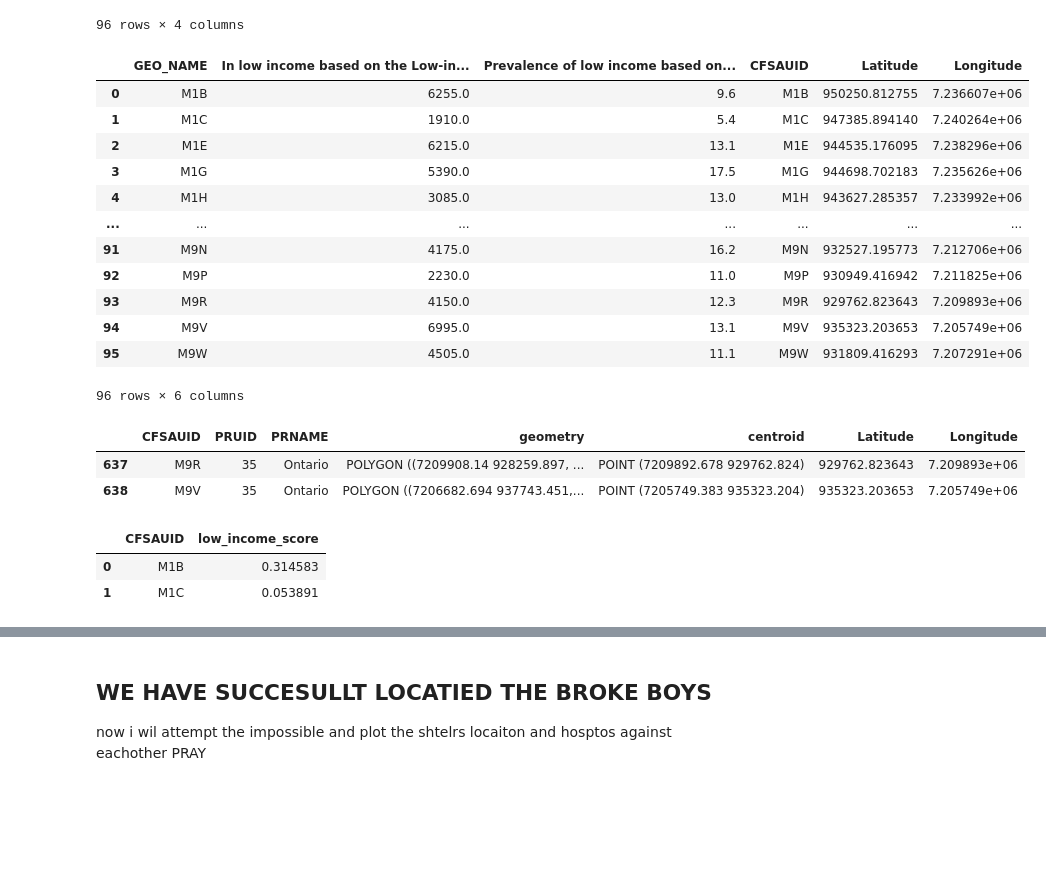
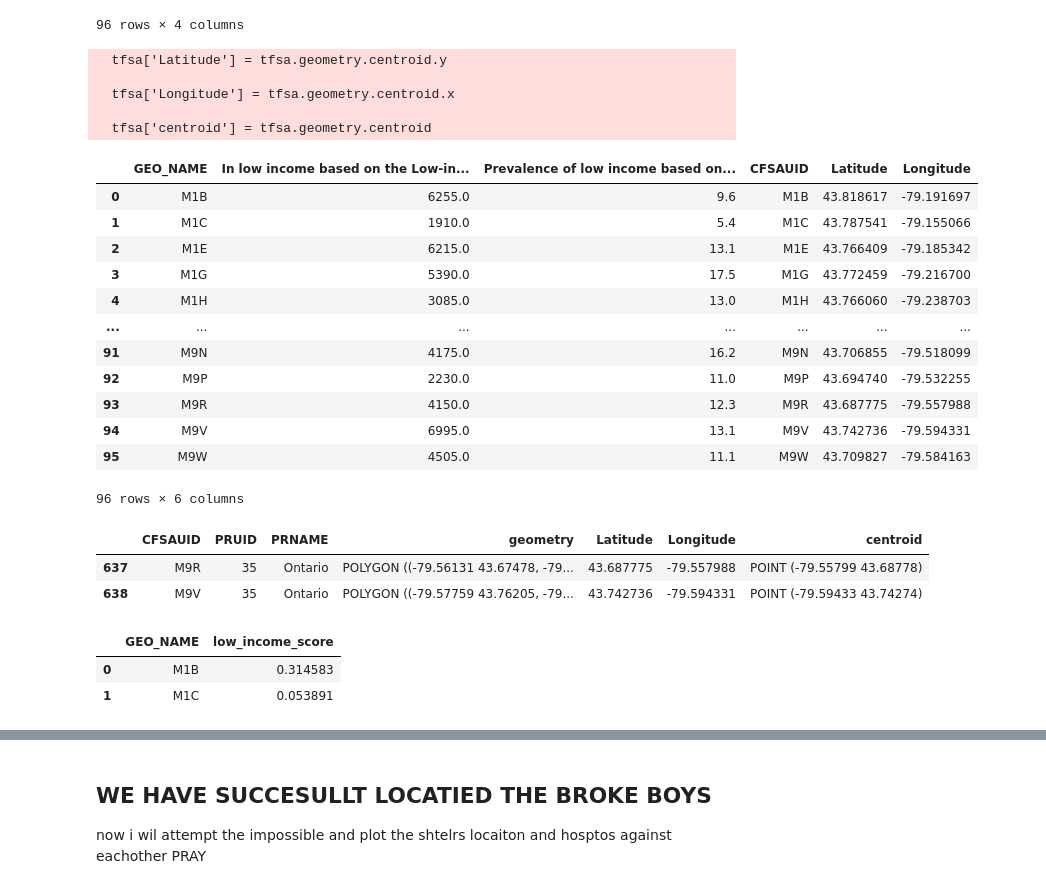
Before and after one commit to ahmedzk123/IA2, a Jupyter notebook: analytics_proj.ipynb, the cells around one changed output, grey strips where cells are left out. Drawn from its saved outputs; the diff is of its cells as text; code cells hidden in the pictures; blank space fills up the shorter version.

```diff
--- a/analytics_proj.ipynb
+++ b/analytics_proj.ipynb
@@ -695,34 +726,40 @@ tfsa
 | 1245 | M5R | 35 | Ontario | POLYGON ((7221867.369 931747.717,... |
 96 rows × 4 columns
 # %%
+tfsa = tfsa.to_crs("EPSG:4326")
+tfsa['Latitude'] = tfsa.geometry.centroid.y
+tfsa['Longitude'] = tfsa.geometry.centroid.x
 tfsa['centroid'] = tfsa.geometry.centroid
-tfsa['Latitude'] = tfsa.centroid.y
-tfsa['Longitude'] = tfsa.centroid.x
 
 tfsa_coords = tfsa[['CFSAUID', 'Latitude', 'Longitude']].copy()
 
 toronto_fsa_final = toronto_fsa_pivot.merge(
     tfsa_coords,
     left_on='GEO_NAME',
     right_on='CFSAUID',
     how='left'
 )
 
 toronto_fsa_final
 # %% [output]
+  tfsa['Latitude'] = tfsa.geometry.centroid.y
+
+  tfsa['Longitude'] = tfsa.geometry.centroid.x
+
+  tfsa['centroid'] = tfsa.geometry.centroid
 |  | GEO_NAME | In low income based on the Low-in... | Prevalence of low income based on... | CFSAUID | Latitude | Longitude |
-| 0 | M1B | 6255.0 | 9.6 | M1B | 950250.812755 | 7.236607e+06 |
-| 1 | M1C | 1910.0 | 5.4 | M1C | 947385.894140 | 7.240264e+06 |
-| 2 | M1E | 6215.0 | 13.1 | M1E | 944535.176095 | 7.238296e+06 |
-| 3 | M1G | 5390.0 | 17.5 | M1G | 944698.702183 | 7.235626e+06 |
-| 4 | M1H | 3085.0 | 13.0 | M1H | 943627.285357 | 7.233992e+06 |
+| 0 | M1B | 6255.0 | 9.6 | M1B | 43.818617 | -79.191697 |
+| 1 | M1C | 1910.0 | 5.4 | M1C | 43.787541 | -79.155066 |
+| 2 | M1E | 6215.0 | 13.1 | M1E | 43.766409 | -79.185342 |
+| 3 | M1G | 5390.0 | 17.5 | M1G | 43.772459 | -79.216700 |
+| 4 | M1H | 3085.0 | 13.0 | M1H | 43.766060 | -79.238703 |
 | ... | ... | ... | ... | ... | ... | ... |
-| 91 | M9N | 4175.0 | 16.2 | M9N | 932527.195773 | 7.212706e+06 |
-| 92 | M9P | 2230.0 | 11.0 | M9P | 930949.416942 | 7.211825e+06 |
-| 93 | M9R | 4150.0 | 12.3 | M9R | 929762.823643 | 7.209893e+06 |
-| 94 | M9V | 6995.0 | 13.1 | M9V | 935323.203653 | 7.205749e+06 |
-| 95 | M9W | 4505.0 | 11.1 | M9W | 931809.416293 | 7.207291e+06 |
+| 91 | M9N | 4175.0 | 16.2 | M9N | 43.706855 | -79.518099 |
+| 92 | M9P | 2230.0 | 11.0 | M9P | 43.694740 | -79.532255 |
+| 93 | M9R | 4150.0 | 12.3 | M9R | 43.687775 | -79.557988 |
+| 94 | M9V | 6995.0 | 13.1 | M9V | 43.742736 | -79.594331 |
+| 95 | M9W | 4505.0 | 11.1 | M9W | 43.709827 | -79.584163 |
-96 rows × 6 columns
+96 rows × 6 columns
 # %%
 
 
@@ -751,13 +788,13 @@ weighted_fwd = toronto_fsa_final[['GEO_NAME', 'low_income_score']].copy()
 # %%
 tfsa.head(2)
 # %% [output]
-|  | CFSAUID | PRUID | PRNAME | geometry | centroid | Latitude | Longitude |
-| 637 | M9R | 35 | Ontario | POLYGON ((7209908.14 928259.897, ... | POINT (7209892.678 929762.824) | 929762.823643 | 7.209893e+06 |
-| 638 | M9V | 35 | Ontario | POLYGON ((7206682.694 937743.451,... | POINT (7205749.383 935323.204) | 935323.203653 | 7.205749e+06 |
+|  | CFSAUID | PRUID | PRNAME | geometry | Latitude | Longitude | centroid |
+| 637 | M9R | 35 | Ontario | POLYGON ((-79.56131 43.67478, -79... | 43.687775 | -79.557988 | POINT (-79.55799 43.68778) |
+| 638 | M9V | 35 | Ontario | POLYGON ((-79.57759 43.76205, -79... | 43.742736 | -79.594331 | POINT (-79.59433 43.74274) |
 # %%
 weighted_fwd.head(2)
 # %% [output]
-|  | CFSAUID | low_income_score |
+|  | GEO_NAME | low_income_score |
 | 0 | M1B | 0.314583 |
 | 1 | M1C | 0.053891 |
 # %%
```
Also changed, not shown: parts of 22 cells of this notebook.
